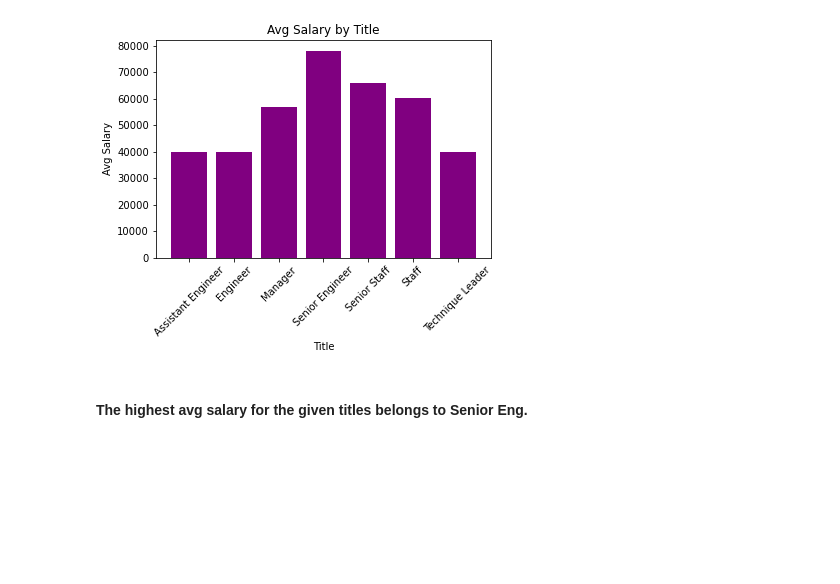
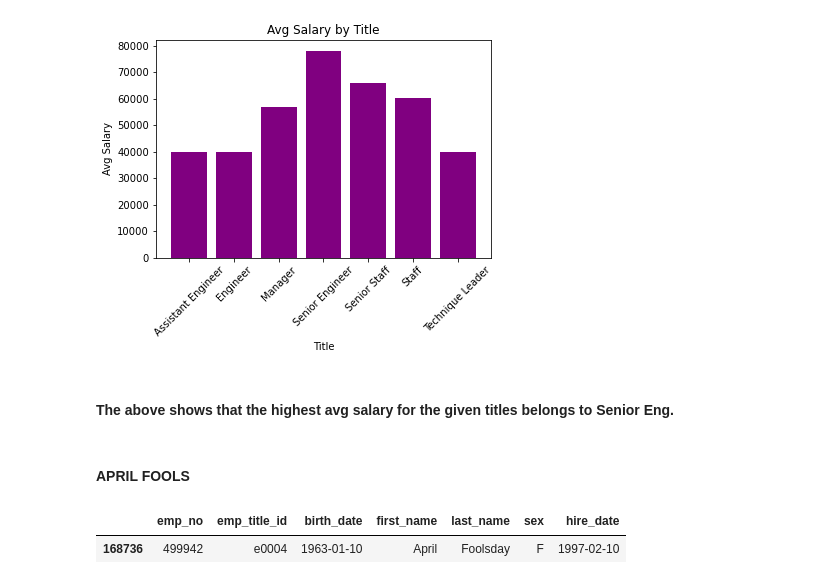
Before and after one commit to kidik425/08-SQL_Challenge, a Jupyter notebook: Jupyter/Bonus.ipynb, the cells around one changed output. Cells and saved outputs as stored; diff of their text form; code cells hidden in the pictures; blank space fills up the shorter version.

Commit message:
April Fools

```diff
--- a/Jupyter/Bonus.ipynb
+++ b/Jupyter/Bonus.ipynb
@@ -209,4 +209,11 @@ plt.show()
 # %% [output]
 [figure]
 # %% [markdown]
-#### The highest avg salary for the given titles belongs to Senior Eng.
+#### The above shows that the highest avg salary for the given titles belongs to Senior Eng.
+# %% [markdown]
+#### APRIL FOOLS
+# %%
+empDf.loc[(empDf['emp_no']==499942)]
+# %% [output]
+|  | emp_no | emp_title_id | birth_date | first_name | last_name | sex | hire_date |
+| 168736 | 499942 | e0004 | 1963-01-10 | April | Foolsday | F | 1997-02-10 |
```
